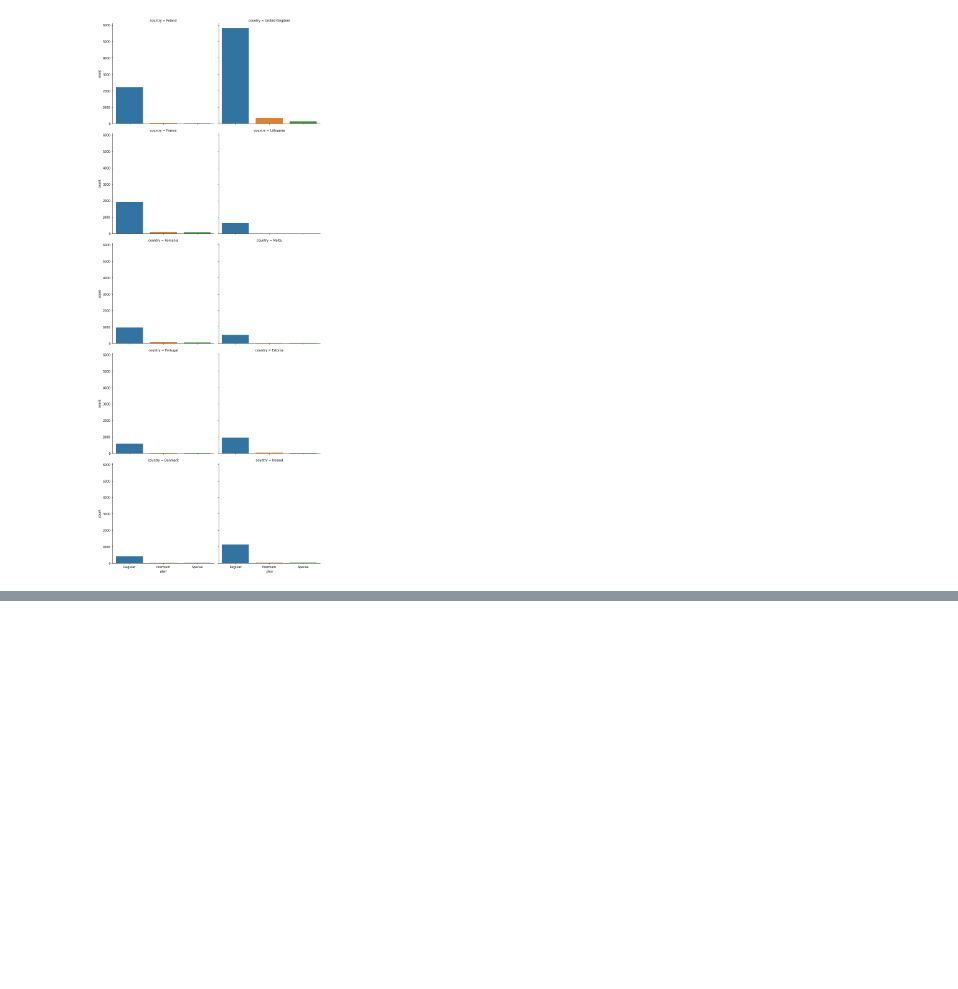
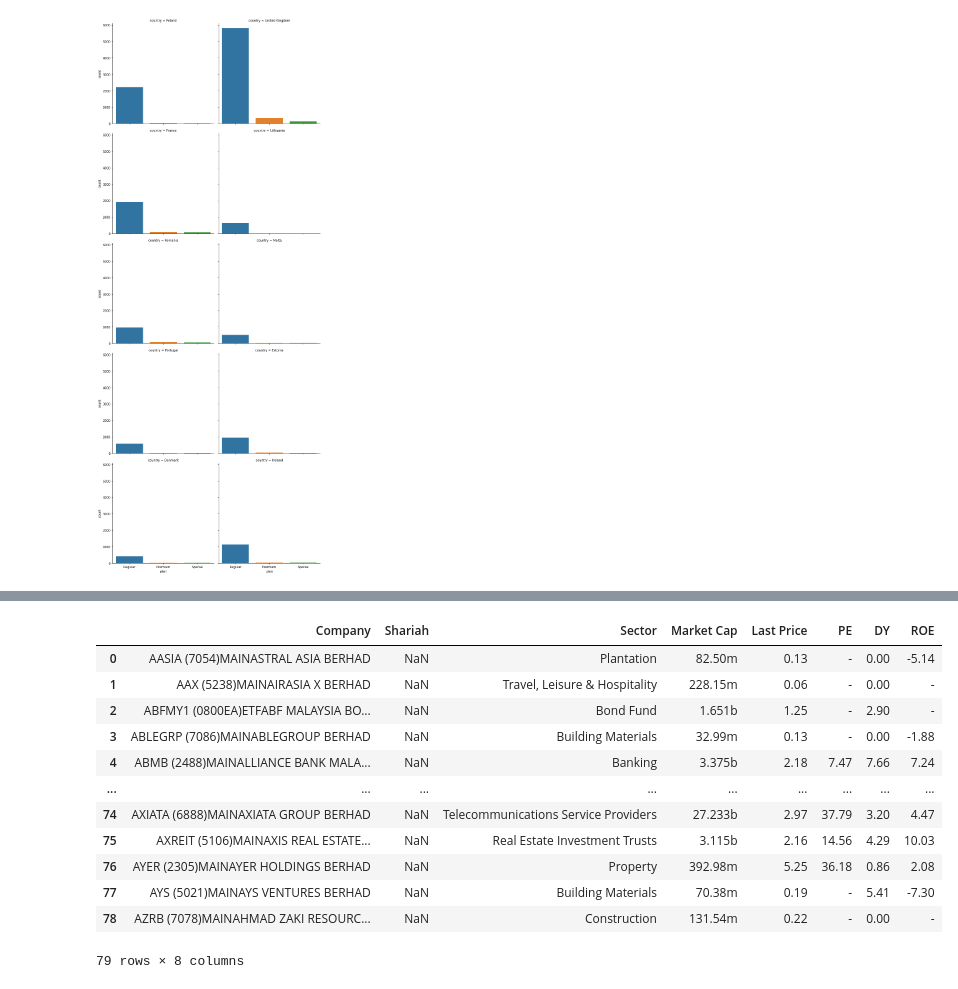
Before and after one commit to atlas-github/fstep_19, a Jupyter notebook: intro_to_bigdata&ai.ipynb, the cells around one changed output, grey strips where cells are left out. Saved outputs shown, nothing was run; the diff lists cells and outputs as text; code cells hidden in the pictures; blank space fills up the shorter version.

```diff
--- a/intro_to_bigdata&ai.ipynb
+++ b/intro_to_bigdata&ai.ipynb
@@ -264,0 +344,16 @@ plot1
+# %%
+pd.DataFrame(data[7])
+# %% [output]
+|  | Company | Shariah | Sector | Market Cap | Last Price | PE | DY | ROE |
+| 0 | AASIA (7054)MAINASTRAL ASIA BERHAD | NaN | Plantation | 82.50m | 0.13 | - | 0.00 | -5.14 |
+| 1 | AAX (5238)MAINAIRASIA X BERHAD | NaN | Travel, Leisure & Hospitality | 228.15m | 0.06 | - | 0.00 | - |
+| 2 | ABFMY1 (0800EA)ETFABF MALAYSIA BO... | NaN | Bond Fund | 1.651b | 1.25 | - | 2.90 | - |
+| 3 | ABLEGRP (7086)MAINABLEGROUP BERHAD | NaN | Building Materials | 32.99m | 0.13 | - | 0.00 | -1.88 |
+| 4 | ABMB (2488)MAINALLIANCE BANK MALA... | NaN | Banking | 3.375b | 2.18 | 7.47 | 7.66 | 7.24 |
+| ... | ... | ... | ... | ... | ... | ... | ... | ... |
+| 74 | AXIATA (6888)MAINAXIATA GROUP BERHAD | NaN | Telecommunications Service Providers | 27.233b | 2.97 | 37.79 | 3.20 | 4.47 |
+| 75 | AXREIT (5106)MAINAXIS REAL ESTATE... | NaN | Real Estate Investment Trusts | 3.115b | 2.16 | 14.56 | 4.29 | 10.03 |
+| 76 | AYER (2305)MAINAYER HOLDINGS BERHAD | NaN | Property | 392.98m | 5.25 | 36.18 | 0.86 | 2.08 |
+| 77 | AYS (5021)MAINAYS VENTURES BERHAD | NaN | Building Materials | 70.38m | 0.19 | - | 5.41 | -7.30 |
+| 78 | AZRB (7078)MAINAHMAD ZAKI RESOURC... | NaN | Construction | 131.54m | 0.22 | - | 0.00 | - |
+79 rows × 8 columns
```
Also changed, not shown: parts of 20 cells of this notebook.
